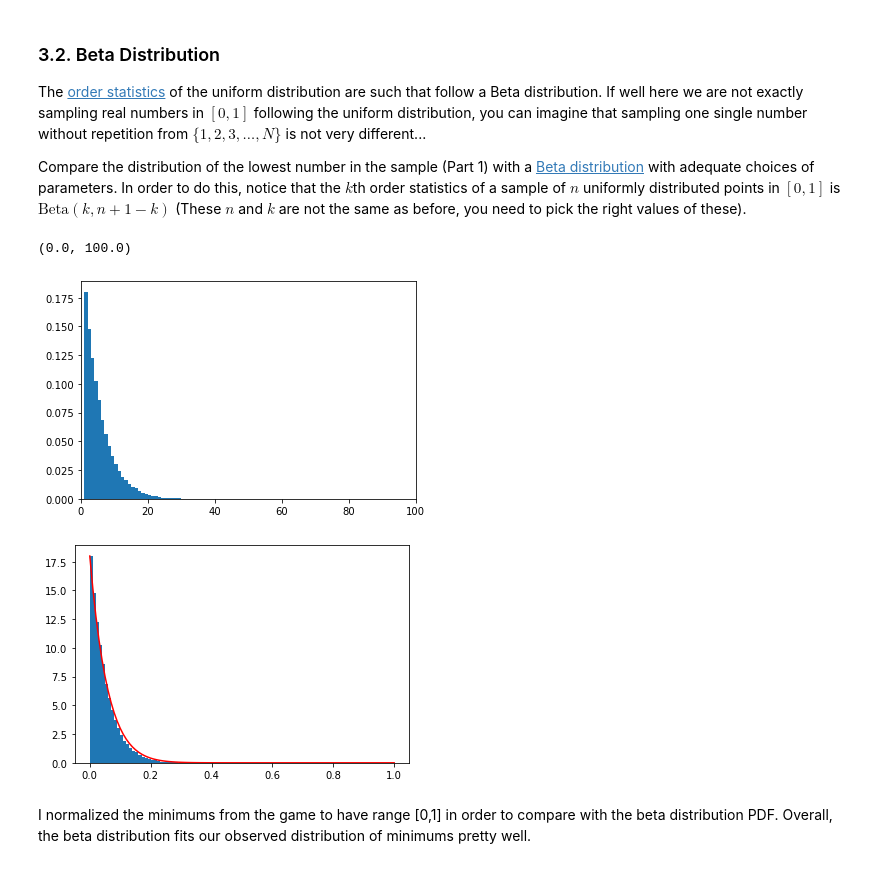
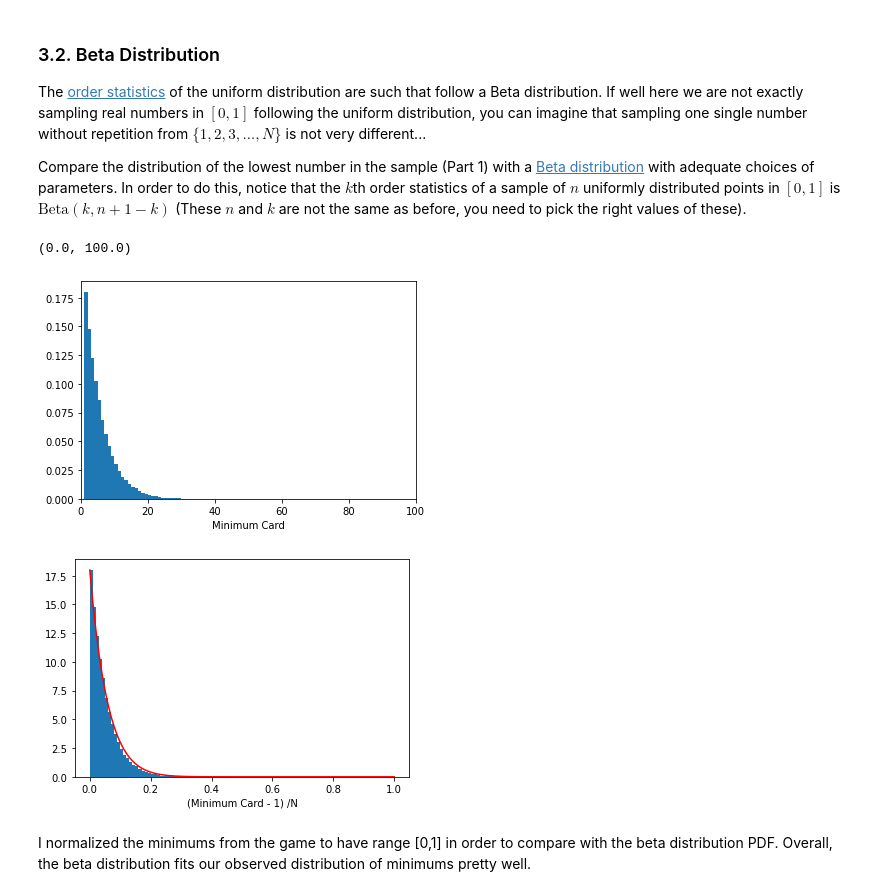
Before and after one commit to UCB-stat-201a-fall23/projectno1-themind-lewinsohndp, a Jupyter notebook: Project01-TheMind.ipynb, the cells around one changed output. Cells and saved outputs as stored; diff of their text form; code cells hidden in the pictures.

```diff
--- a/Project01-TheMind.ipynb
+++ b/Project01-TheMind.ipynb
@@ -246,27 +253,29 @@ Compare the distribution of the lowest number in the sample (Part 1) with a [Bet
 # %%
 # To Do cell
 np.random.seed(10)
 sims = 50000
 mins = np.zeros(sims)
 
 for i in range(sims):
     cards = sample_cards(100, 6, 3)
     mins[i] = np.min(cards)
     #mins[i] = np.sort(cards.flatten())[1]
 
 plt.hist(mins, density=True, bins=np.arange(0,101))
+plt.xlabel('Minimum Card')
 #plt.plot(np.arange(1,102, step=1), beta.pdf(np.arange(0,1.01, step=.01),1, 18+1-1), c='red')
 #plt.ylim([0,2.5])
 plt.xlim([0,100])
 # %% [output]
 (0.0, 100.0)
-[figure, old version]
+[figure, new version]
 # %%
 plt.plot(np.arange(0,1.01, step=.01), beta.pdf(np.arange(0,1.01, step=.01),1, 18+1-1), c='red')
 plt.hist((mins-1)/100, density=True, bins=np.arange(0,1.01, step=.01))
+plt.xlabel('(Minimum Card - 1) /N')
 plt.show()
 # %% [output]
-[figure, old version]
+[figure, new version]
 # %% [markdown]
 I normalized the minimums from the game to have range [0,1] in order to compare with the beta distribution PDF. Overall, the beta distribution fits our observed distribution of minimums pretty well.
 # %% [markdown]
```
Also changed, not shown: parts of 15 cells of this notebook.
